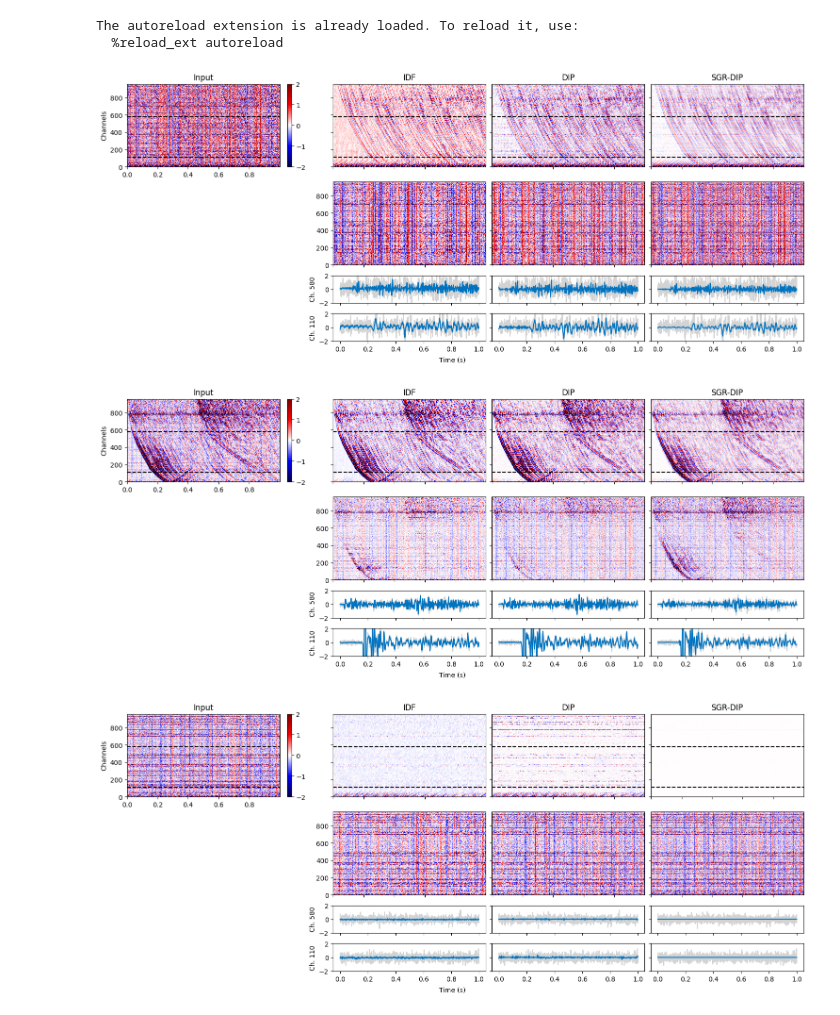
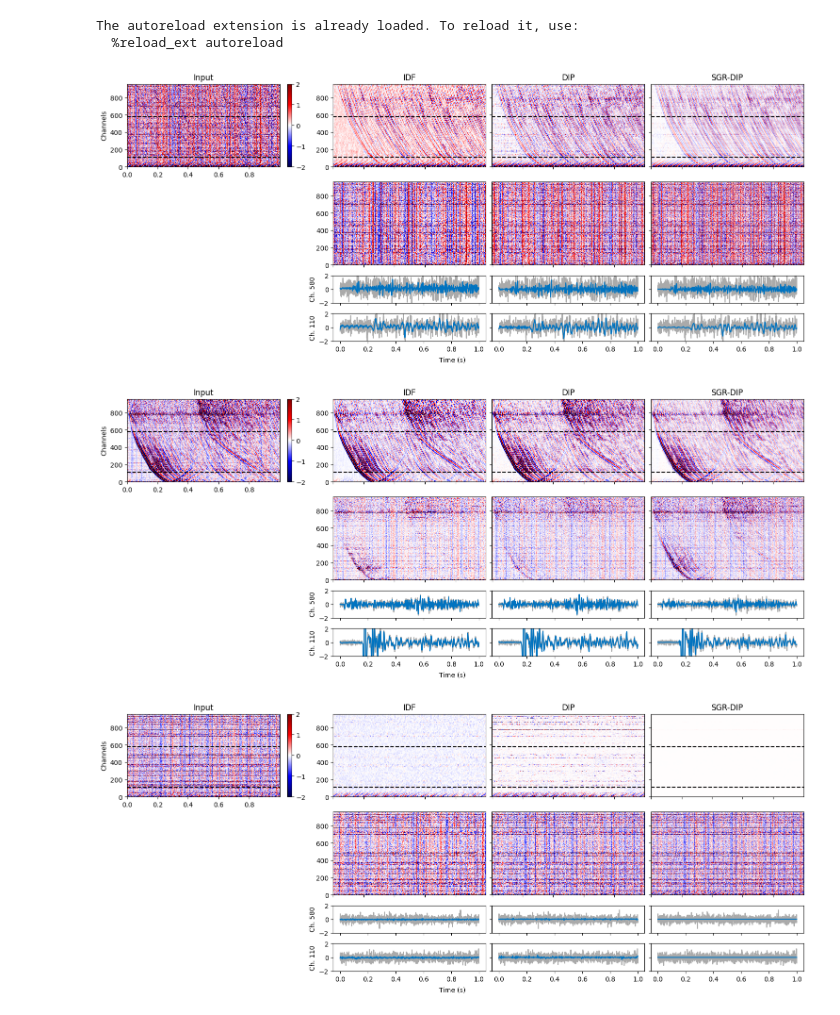
Before and after one commit to jmaen/zero-shot-das-denoising, a Jupyter notebook: code/figures/fig_6.4.ipynb, the cells around one changed output. Drawn from its saved outputs; the diff is of its cells as text; code cells hidden in the pictures.

```diff
--- a/code/figures/fig_6.4.ipynb
+++ b/code/figures/fig_6.4.ipynb
@@ -62,43 +62,43 @@ for i in range(3):
         axs[s].axhline(ch2, ls="--", c='black')
 
     for j, ch in enumerate([ch1, ch2]):
-        axs[f'b{j+2}'].plot(noisy[i][ch], c='lightgray')
+        axs[f'b{j+2}'].plot(noisy[i][ch], c='#aaa')
         axs[f'b{j+2}'].plot(idf[i][ch], c=BLUE)
-        axs[f'c{j+2}'].plot(noisy[i][ch], c='lightgray')
+        axs[f'c{j+2}'].plot(noisy[i][ch], c='#aaa')
         axs[f'c{j+2}'].plot(dip[i][ch], c=BLUE)
-        axs[f'd{j+2}'].plot(noisy[i][ch], c='lightgray')
+        axs[f'd{j+2}'].plot(noisy[i][ch], c='#aaa')
         axs[f'd{j+2}'].plot(sg[i][ch], c=BLUE)
 
     axs['b2'].set_ylabel(f'Ch. {ch1}')
     axs['b3'].set_ylabel(f'Ch. {ch2}')
 
     for s in ['a','b','c','d','b1','c1','d1','b2','c2','d2','b3','c3','d3']:
         axs[s].xaxis.set_major_formatter(plt.FuncFormatter(lambda x, pos: f'{x/1000:.1f}'))
 
     for s in ['b','c','d','b1','c1','d1','b2', 'c2','d2']:
         axs[s].set_xticklabels([])
 
-    for s in ['b','c','d','c1','d1','c2','d2','c3','d3']:
+    for s in ['c','d','c1','d1','c2','d2','c3','d3']:
         axs[s].set_yticklabels([])
 
     for s in ['b2','b3','c2','c3','d2','d3']:
         axs[s].set_ylim((-2,2))
 
     axs['a'].set_ylabel('Channels')
 
     # x_center = (axs['b'].get_position().x1 + axs['c'].get_position().x0) / 2
     # fig.text(x_center, -0.03, 'Time (s)', ha='center')
     fig.text(0.5, -0.02, 'Time (s)', ha='center', va='center')
 
     axs['a'].set_title('Input')
     axs['b'].set_title('IDF')
     axs['c'].set_title('DIP')
     axs['d'].set_title('SGR-DIP')
 
     plt.colorbar(im, location='right')
     plt.savefig(f'fig_6.4_{i+1}.png', bbox_inches='tight', dpi=200)
     plt.show()
 # %% [output]
-[figure, old version]
+[figure, new version]
-[figure, old version]
+[figure, new version]
-[figure, old version]
+[figure, new version]
```
Also changed, not shown: 20 other files.
